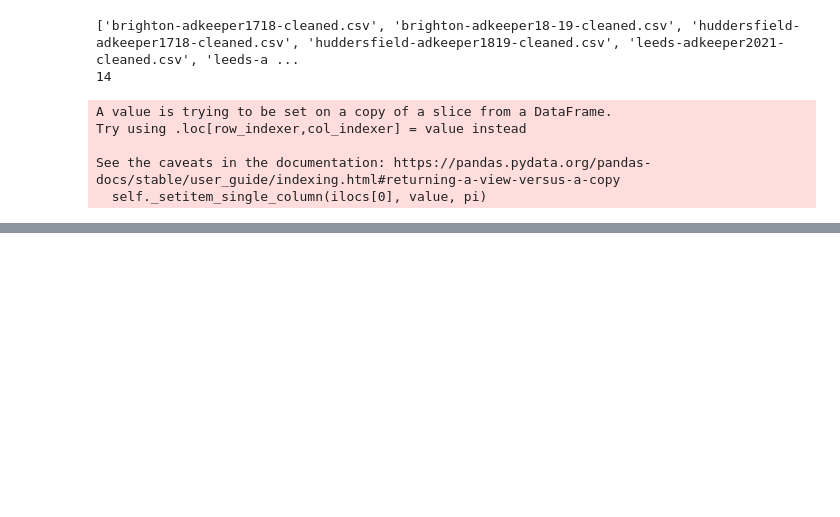
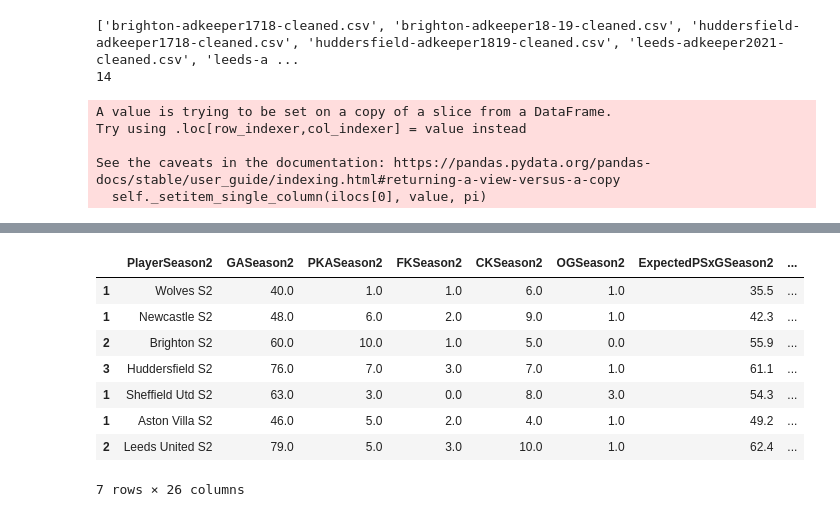
Before and after one commit to kiansweeney11/xg-data-analysis, a Jupyter notebook: filtering.ipynb, the cells around one changed output, grey strips where cells are left out. Saved outputs shown, nothing was run; the diff lists cells and outputs as text; code cells hidden in the pictures; blank space fills up the shorter version.

```diff
--- a/filtering.ipynb
+++ b/filtering.ipynb
@@ -86,0 +127,19 @@ all_joined_squads.drop(columns = ['Pos', 'Nation'], inplace = True)
+# %%
+s2 = all_joined_squads.loc[all_joined_squads['Player'].str.contains("S2")]
+x = 0
+for col in s2.columns:
+    name = s2.columns[x] + "Season2"
+    s2 = s2.rename(columns={col:name})
+    x = x + 1
+s2.drop(columns=['90sSeason2', 'AgeSeason2'], inplace = True)
+s2
+# %% [output]
+|  | PlayerSeason2 | GASeason2 | PKASeason2 | FKSeason2 | CKSeason2 | OGSeason2 | ExpectedPSxGSeason2 | ... |
+| 1 | Wolves S2 | 40.0 | 1.0 | 1.0 | 6.0 | 1.0 | 35.5 | ... |
+| 1 | Newcastle S2 | 48.0 | 6.0 | 2.0 | 9.0 | 1.0 | 42.3 | ... |
+| 2 | Brighton S2 | 60.0 | 10.0 | 1.0 | 5.0 | 0.0 | 55.9 | ... |
+| 3 | Huddersfield S2 | 76.0 | 7.0 | 3.0 | 7.0 | 1.0 | 61.1 | ... |
+| 1 | Sheffield Utd S2 | 63.0 | 3.0 | 0.0 | 8.0 | 3.0 | 54.3 | ... |
+| 1 | Aston Villa S2 | 46.0 | 5.0 | 2.0 | 4.0 | 1.0 | 49.2 | ... |
+| 2 | Leeds United S2 | 79.0 | 5.0 | 3.0 | 10.0 | 1.0 | 62.4 | ... |
+7 rows × 26 columns
```
Also changed, not shown: parts of 11 cells of this notebook, 2 other files.
